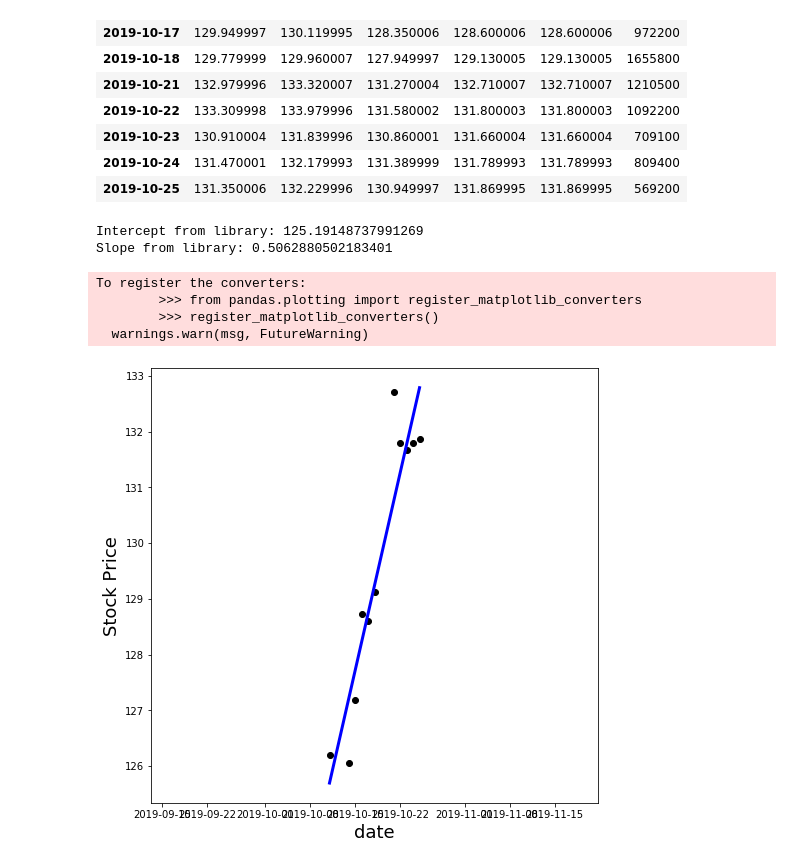
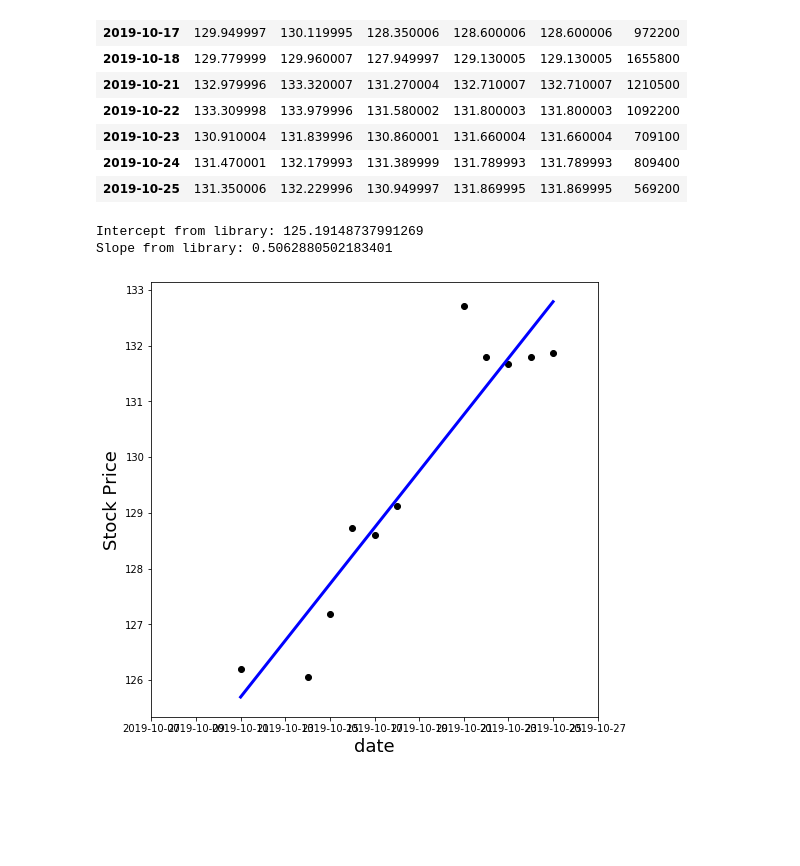
Before and after one commit to yulmee/springboard, a Jupyter notebook: CapStone2/Stock_Prices.ipynb, the cells around one changed output. Cells and saved outputs as stored; diff of their text form; code cells hidden in the pictures; blank space fills up the shorter version.

```diff
--- a/CapStone2/Stock_Prices.ipynb
+++ b/CapStone2/Stock_Prices.ipynb
@@ -163,6 +172,9 @@ ax.plot(SAP_stock.Date, SAP_stock.Close);
 # %% [markdown]
 ### 3.1. simple linear regression to show trend.
 # %%
+xlim_max = SAP_stock.Date.max() + timedelta(days=2)
+xlim_min = SAP_stock.Date.min() - timedelta(days=2)
+
 SAP_stock['Intercept'] = 1
 # Create the features and response
 X = SAP_stock.loc[:, ['Intercept', 'Date']]
@@ -187,6 +199,7 @@ plt.figure(figsize=(8, 8))
 plt.scatter(X.Date, y,  color='black')
 plt.plot(X.Date, y_pred, color='blue', linewidth=3)
 plt.xlabel('date', size = 18); plt.ylabel('Stock Price', size = 18);
+plt.xlim([xlim_min, xlim_max])
 
 plt.show()
 # %% [output]
@@ -264,42 +278,34 @@ SAP_stock2.set_index('Date')
 | 2019-10-24 | 131.470001 | 132.179993 | 131.389999 | 131.789993 | 131.789993 | 809400 |
 | 2019-10-25 | 131.350006 | 132.229996 | 130.949997 | 131.869995 | 131.869995 | 569200 |
 # %%
-
-
-
-
-
 SAP_stock2['Intercept'] = 1
 # Create the features and response
 X = SAP_stock2.loc[:, ['Intercept', 'Date']]
 y = SAP_stock2.loc[:, 'Close']
 
 sap_announced_date = datetime(2019, 10, 10,0,0,0)
 X['Timestamp'] = X.apply(lambda row: (row.Date - sap_announced_date).days, axis = 1)
 
 linear_regression = LinearRegression()
 linear_regression.fit(np.array(X.Timestamp).reshape(-1,1),y)
 y_pred = linear_regression.predict(X.Timestamp.values.astype(float).reshape(-1,1))
 # df.time.values.astype(float).reshape(-1, 1)
 print('Intercept from library:', linear_regression.intercept_)
 print('Slope from library:', linear_regression.coef_[0])
 wf_tb_intercept = linear_regression.intercept_
 wf_tb_slope =  linear_regression.coef_[0]
 # Notes: see
 # 1. https://scikit-learn.org/stable/auto_examples/linear_model/plot_ols.html
 # 2. https://stackoverflow.com/questions/54352621/sklearn-linear-regression-with-date-data
 
 plt.figure(figsize=(8, 8))
 plt.scatter(X.Date, y,  color='black')
 plt.plot(X.Date, y_pred, color='blue', linewidth=3)
 plt.xlabel('date', size = 18); plt.ylabel('Stock Price', size = 18);
+plt.xlim([xlim_min, xlim_max])
 
 plt.show()
 # %% [output]
 Intercept from library: 125.19148737991269
 Slope from library: 0.5062880502183401
-To register the converters:
-        >>> from pandas.plotting import register_matplotlib_converters
-        >>> register_matplotlib_converters()
-  warnings.warn(msg, FutureWarning)
-[figure, old version]
+[figure, new version]
```
Also changed, not shown: parts of 8 cells of this notebook.
